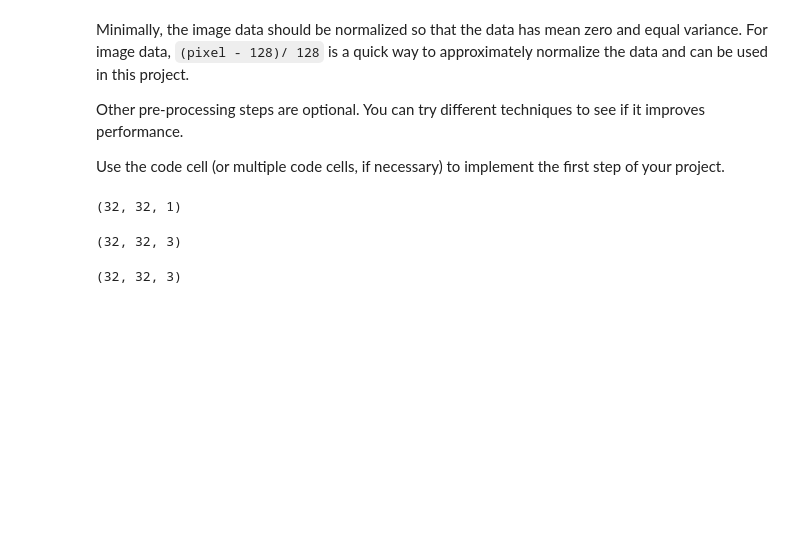
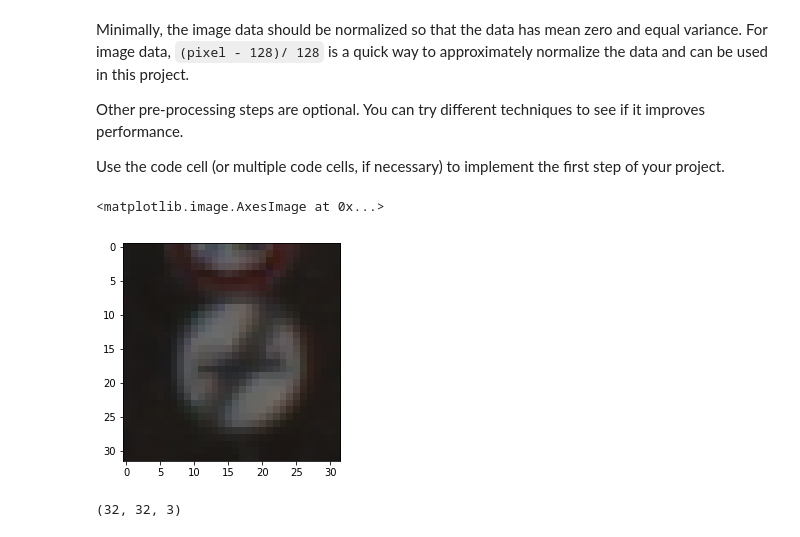
Before and after one commit to kennt/CarND1-P2, a Jupyter notebook: Traffic_Sign_Classifier.ipynb, the cells around one changed output. Saved outputs shown, nothing was run; the diff lists cells and outputs as text; code cells hidden in the pictures; blank space fills up the shorter version.

```diff
--- a/Traffic_Sign_Classifier.ipynb
+++ b/Traffic_Sign_Classifier.ipynb
@@ -156,13 +176,9 @@ Use the code cell (or multiple code cells, if necessary) to implement the first
 ### Preprocess the data here. It is required to normalize the data. Other preprocessing steps could include
 ### converting to grayscale, etc.
 ### Feel free to use as many code cells as needed.
-# %%
-X_train[0].shape
-img = cv2.cvtColor(X_train[1], cv2.COLOR_RGB2HSV)
-#plt.imshow(img[:,:,2])
-x = img[:, :, 2]
-x.shape
-x[:,:,np.newaxis].shape
-# %% [output]
-(32, 32, 1)
+# %%
+plt.imshow(X_train[0])
+# %% [output]
+<matplotlib.image.AxesImage at 0x...>
+[figure, added]
 # %%
@@ -202,7 +204,3 @@ X_test = normalize_images(X_test)
-# %%
-X_train[0].shape
-# %% [output]
-(32, 32, 3)
 # %%
 plt.imshow(X_train[0])
 X_train[0].shape
```
Also changed, not shown: parts of 21 cells of this notebook, 6 other files.
